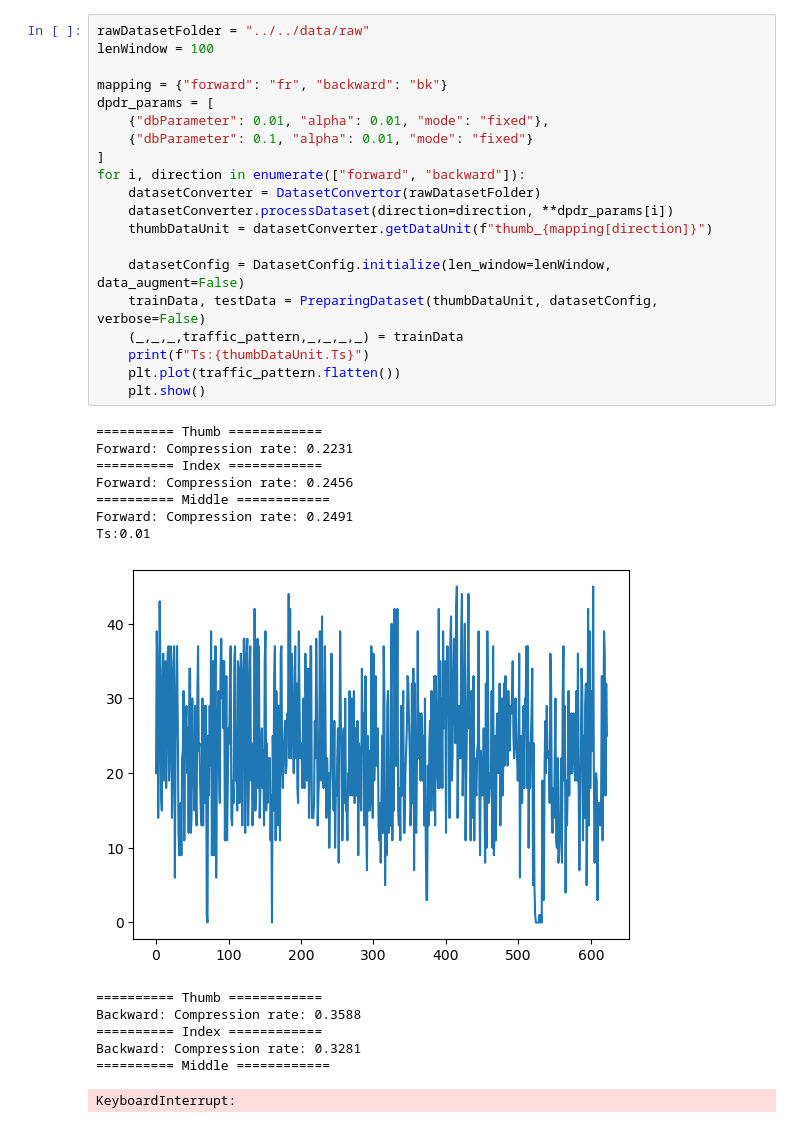
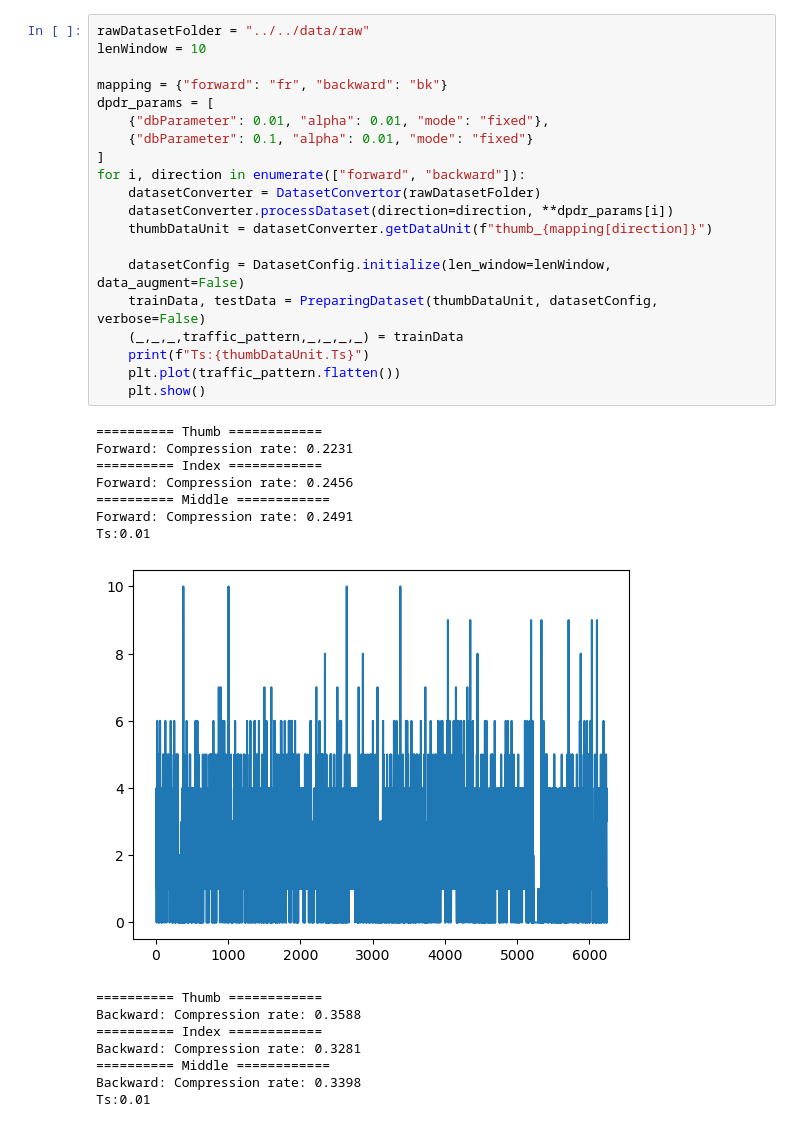
Before and after one commit to evanyeh5118/context_aware_traffic_predictor, a Jupyter notebook: experiments/notebooks/main00_verify_tarffic_pattern.ipynb, the cells around one changed output. Cells and saved outputs as stored; diff of their text form.

```diff
--- a/experiments/notebooks/main00_verify_tarffic_pattern.ipynb
+++ b/experiments/notebooks/main00_verify_tarffic_pattern.ipynb
@@ -14,36 +14,37 @@ from src.DatasetManager import DatasetConvertor
 from src.context_aware.preprocessing import PreparingDataset
 # %%
 rawDatasetFolder = "../../data/raw"
-lenWindow = 100
+lenWindow = 10
 
 mapping = {"forward": "fr", "backward": "bk"}
 dpdr_params = [
     {"dbParameter": 0.01, "alpha": 0.01, "mode": "fixed"},
     {"dbParameter": 0.1, "alpha": 0.01, "mode": "fixed"}
 ]
 for i, direction in enumerate(["forward", "backward"]):
     datasetConverter = DatasetConvertor(rawDatasetFolder)
     datasetConverter.processDataset(direction=direction, **dpdr_params[i])
     thumbDataUnit = datasetConverter.getDataUnit(f"thumb_{mapping[direction]}")
 
     datasetConfig = DatasetConfig.initialize(len_window=lenWindow, data_augment=False)
     trainData, testData = PreparingDataset(thumbDataUnit, datasetConfig, verbose=False)
     (_,_,_,traffic_pattern,_,_,_,_) = trainData
     print(f"Ts:{thumbDataUnit.Ts}")
     plt.plot(traffic_pattern.flatten())
     plt.show()
 # %% [output]
 ========== Thumb ============
 Forward: Compression rate: 0.2231
 ========== Index ============
 Forward: Compression rate: 0.2456
 ========== Middle ============
 Forward: Compression rate: 0.2491
 Ts:0.01
-[figure, old version]
+[figure, new version]
 ========== Thumb ============
 Backward: Compression rate: 0.3588
 ========== Index ============
 Backward: Compression rate: 0.3281
 ========== Middle ============
+Backward: Compression rate: 0.3398
+Ts:0.01
-KeyboardInterrupt:
```
Also changed, not shown: parts of 2 cells of this notebook, 7 other files.
